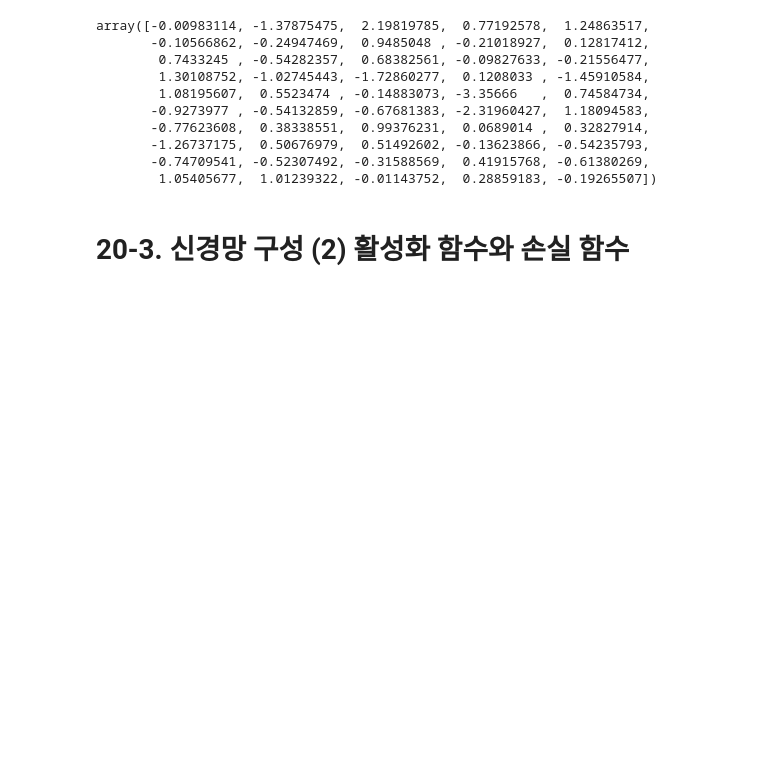
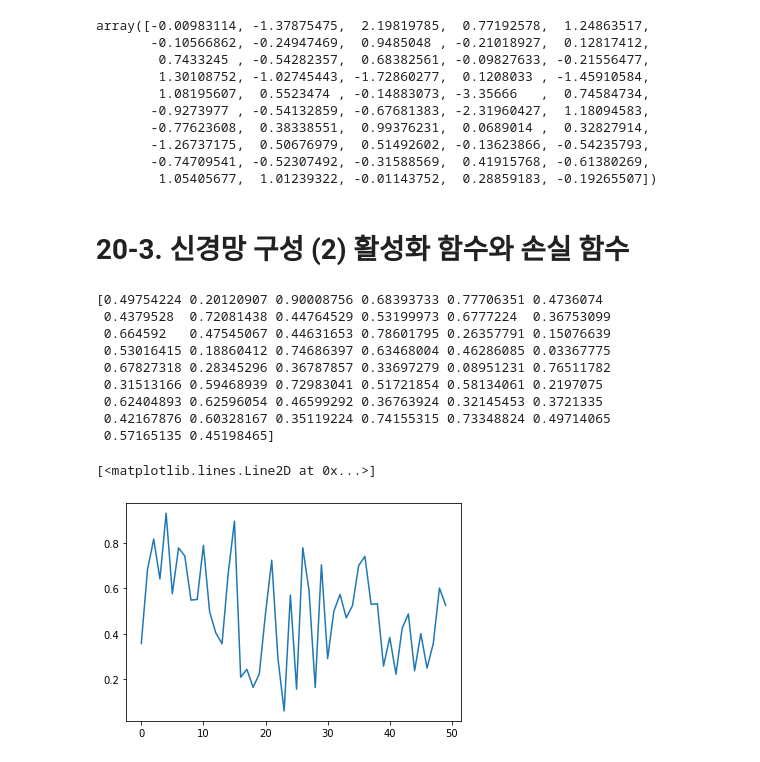
Before and after one commit to songye38/Aiffel, a Jupyter notebook: Fundamental/Fundamental_20/Fundamental_20.ipynb, the cells around one changed output. Drawn from its saved outputs; the diff is of its cells as text; code cells hidden in the pictures; blank space fills up the shorter version.

```diff
--- a/Fundamental/Fundamental_20/Fundamental_20.ipynb
+++ b/Fundamental/Fundamental_20/Fundamental_20.ipynb
@@ -94,3 +94,22 @@ array([-0.00983114, -1.37875475,  2.19819785,  0.77192578,  1.24863517,
         1.05405677,  1.01239322, -0.01143752,  0.28859183, -0.19265507])
 # %% [markdown]
 # 20-3. 신경망 구성 (2) 활성화 함수와 손실 함수
+# %%
+def sigmoid(x):
+    return 1 / (1 + np.exp(-x))
+
+z1 = sigmoid(a1)
+print(z1[0])
+plt.plot(z1[1])
+# %% [output]
+[0.49754224 0.20120907 0.90008756 0.68393733 0.77706351 0.4736074
+ 0.4379528  0.72081438 0.44764529 0.53199973 0.6777224  0.36753099
+ 0.664592   0.47545067 0.44631653 0.78601795 0.26357791 0.15076639
+ 0.53016415 0.18860412 0.74686397 0.63468004 0.46286085 0.03367775
+ 0.67827318 0.28345296 0.36787857 0.33697279 0.08951231 0.76511782
+ 0.31513166 0.59468939 0.72983041 0.51721854 0.58134061 0.2197075
+ 0.62404893 0.62596054 0.46599292 0.36763924 0.32145453 0.3721335
+ 0.42167876 0.60328167 0.35119224 0.74155315 0.73348824 0.49714065
+ 0.57165135 0.45198465]
+[<matplotlib.lines.Line2D at 0x...>]
+[figure, added]
```
Also changed, not shown: parts of 10 cells of this notebook.
